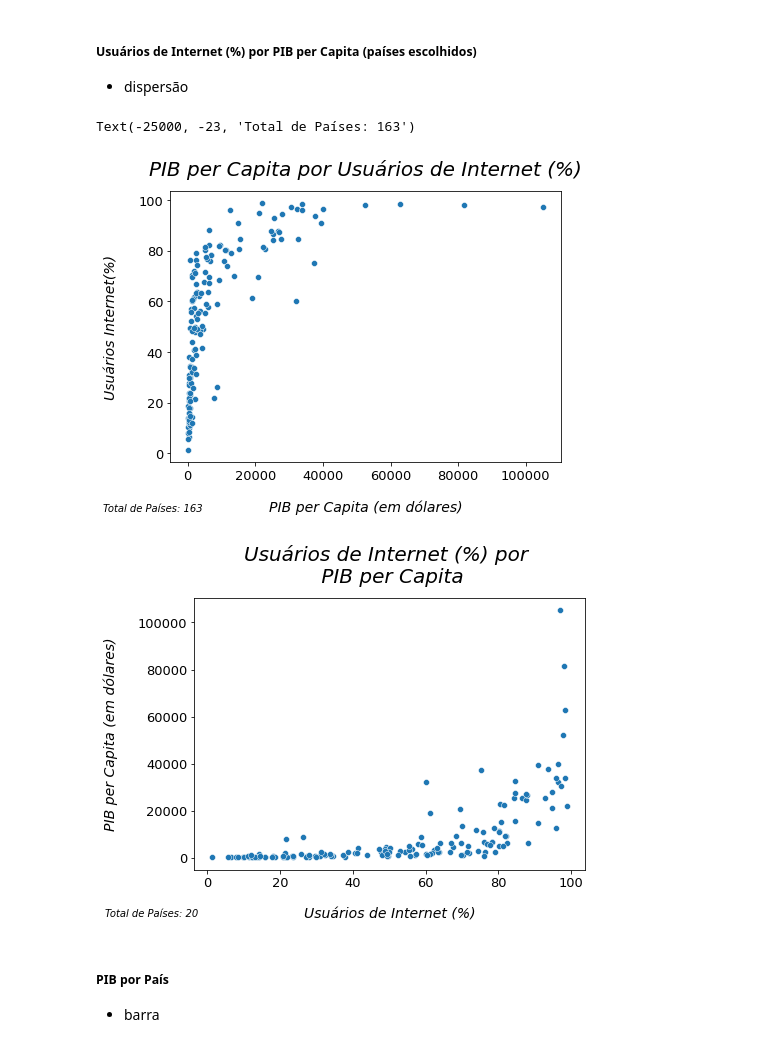
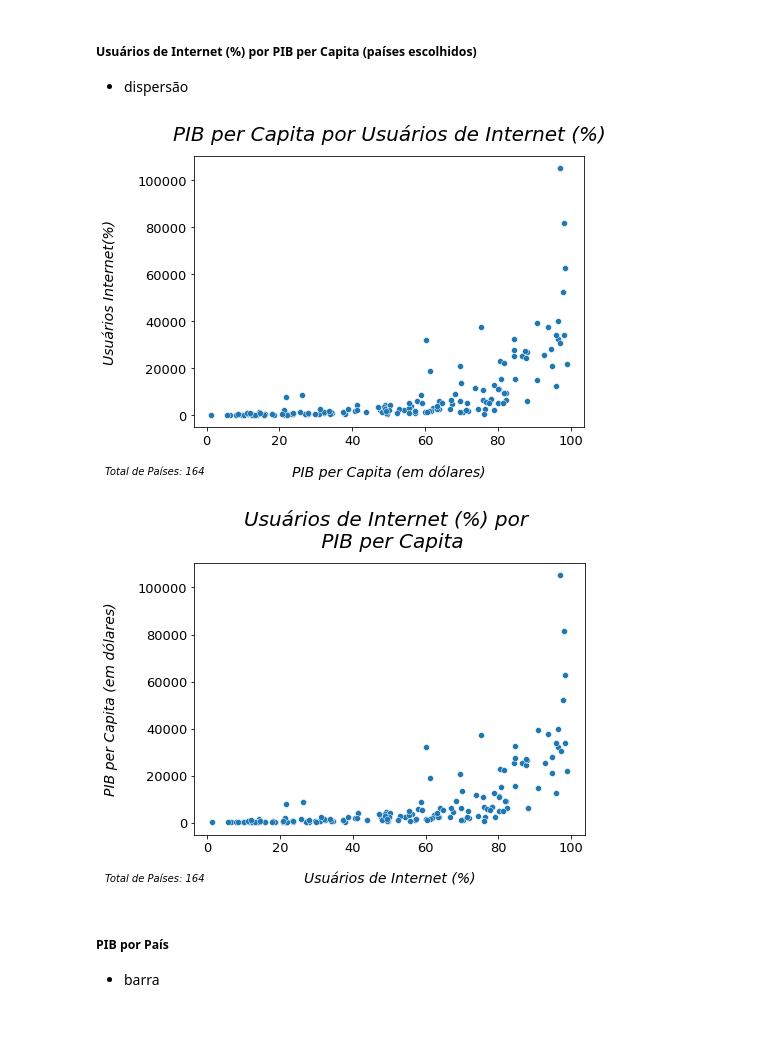
Before and after one commit to maafinotti/o_acesso_a_internet_no_mundo, a Jupyter notebook: internet_mundo.ipynb, the cells around one changed output. Drawn from its saved outputs; the diff is of its cells as text; code cells hidden in the pictures.

```diff
--- a/internet_mundo.ipynb
+++ b/internet_mundo.ipynb
@@ -302,21 +306,25 @@ plt.savefig("static\img\pais_renda.png", dpi=300, facecolor='white', bbox_inches
 ##### Usuários de Internet (%) por PIB per Capita (países escolhidos)
 - dispersão
 # %%
+#criando uma figura
 fig, ax = plt.subplots(figsize = (7,5))
-sns.scatterplot( x = "PIB_per_capita", y = "usuarios_internet_%", data = data)
+#criando o gráfico
+sns.scatterplot( x = "usuarios_internet_%", y = "PIB_per_capita", data = data)
+#colocando um título
 ax.set_title("PIB per Capita por Usuários de Internet (%)", fontsize= "20", style=  "italic", loc= "center", pad = 15)
+#mudando o nome do eixo x e y
 ax.set_xlabel("PIB per Capita (em dólares)", fontsize = "14", style = "italic", labelpad = 18)
 ax.set_ylabel("Usuários Internet(%)", fontsize = "14", style = "italic", labelpad = 20)
-
+#mudando o tamanho da fonte dos valores do eixo x e y
 plt.xticks(fontsize = 13)
 plt.yticks(fontsize= 13)
-
+#tirando o contorno do gráfico
 sns.despine(left= False, top = False, right= False)
-
-plt.text(-25000, -23,'Total de Países: 163', fontsize=10, style = 'italic')
+#adicionando uma legenda
+plt.text(-28, -25000,'Total de Países: 164', fontsize=10, style = 'italic')
+plt.savefig(r"static\img\usuarios_pib.png", dpi=300, facecolor='white', bbox_inches='tight')
 # %% [output]
-Text(-25000, -23, 'Total de Países: 163')
-[figure, old version]
+[figure, new version]
 # %%
 #criando uma figura
 fig, ax = plt.subplots(figsize = (7,5))
@@ -333,10 +341,10 @@ plt.yticks(fontsize = 13)
 #tirando o contorno do gráfico
 sns.despine(left = False, top = False, right = False)
 #adicionando uma legenda
-plt.text(-28, -25000,'Total de Países: 20', fontsize=10, style = 'italic')
+plt.text(-28, -25000,'Total de Países: 164', fontsize=10, style = 'italic')
 plt.savefig(r"static\img\usuarios_pib.png", dpi=300, facecolor='white', bbox_inches='tight')
 # %% [output]
-[figure, old version]
+[figure, new version]
 # %% [markdown]
 ##### PIB por País
 - barra
```
Also changed, not shown: parts of 25 cells of this notebook, 23 other files.
